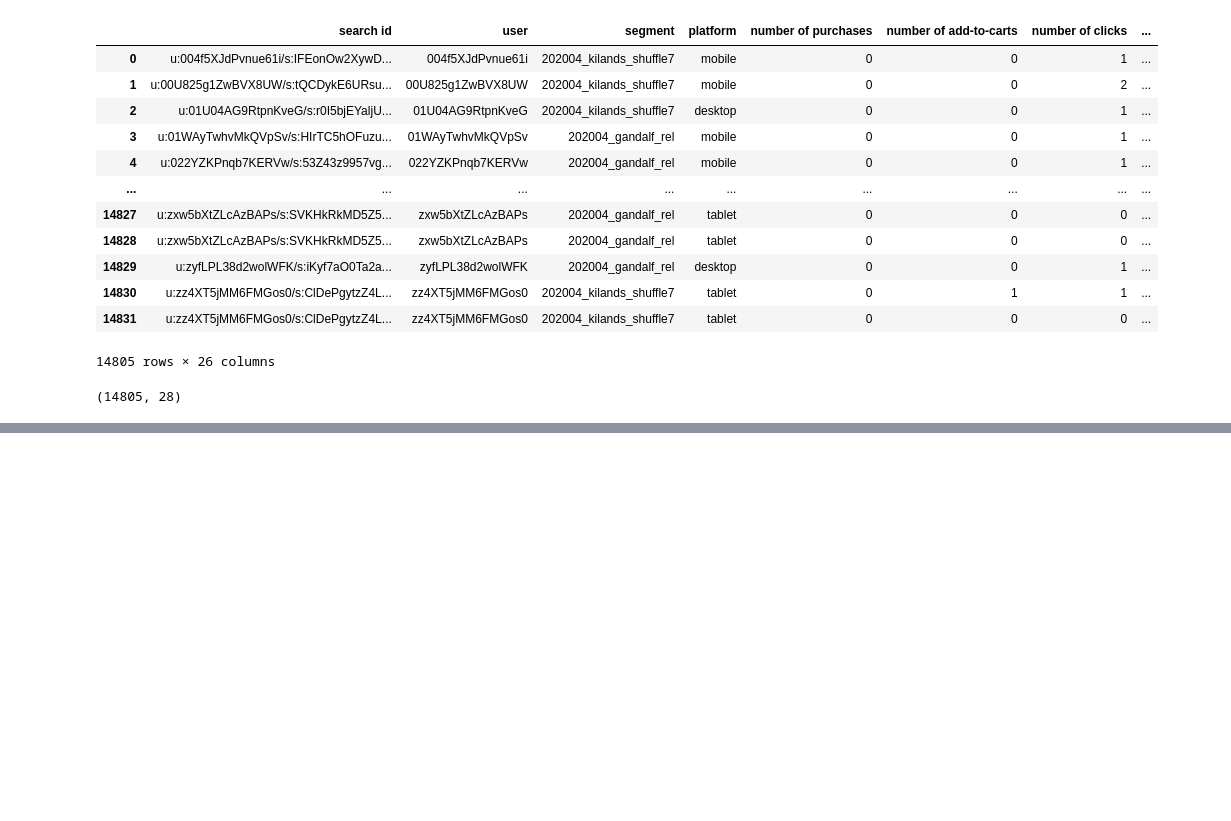
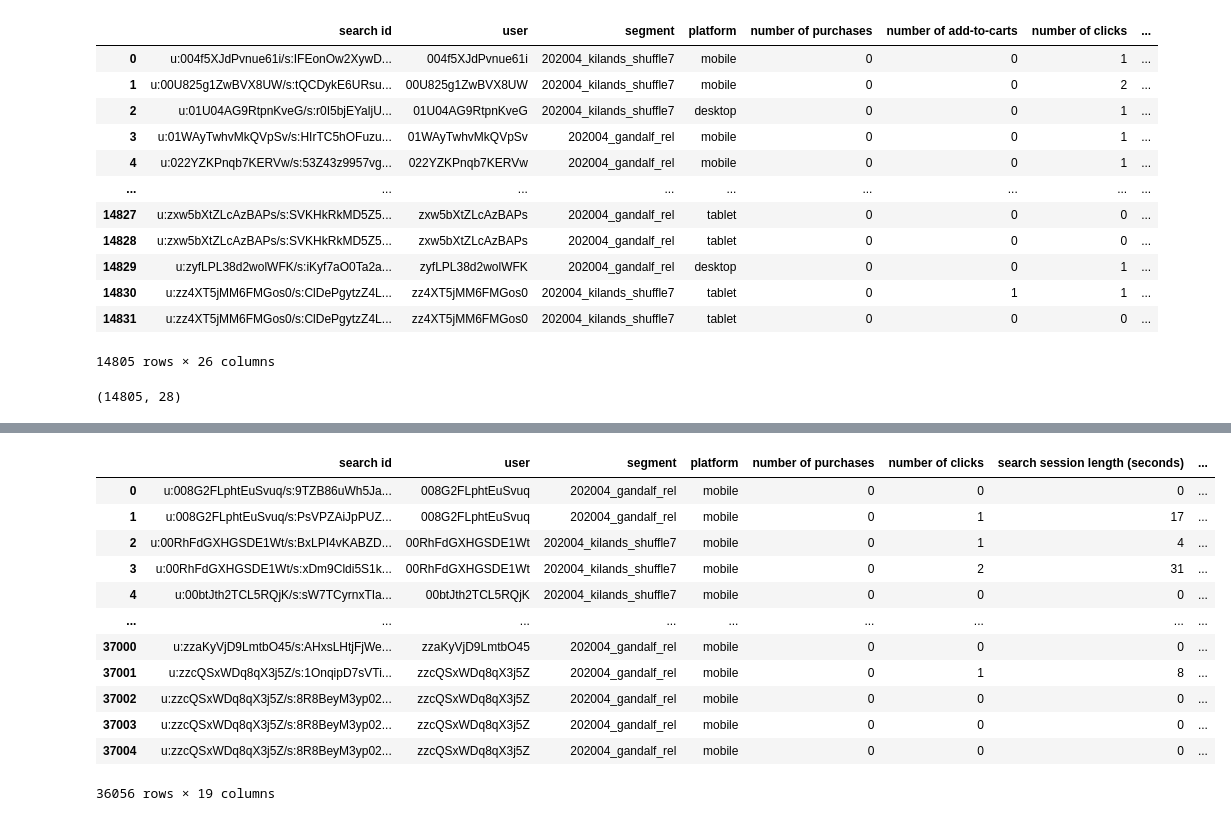
Before and after one commit to ucsd-psych201a/nobel2024, a Jupyter notebook: CSS_204_Reproducibility_Project.ipynb, the cells around one changed output, grey strips where cells are left out. Drawn from its saved outputs; the diff is of its cells as text; code cells hidden in the pictures; blank space fills up the shorter version.

```diff
--- a/CSS_204_Reproducibility_Project.ipynb
+++ b/CSS_204_Reproducibility_Project.ipynb
@@ -285,0 +609,5 @@ For this project progress check, I am 99% finished cleaning one out of two datas
+# %%
+# Create dummy binary variables purch that captures whether an add-to-cart/purchase has happened
+cyber_no_out1['purch'] = cyber_no_out1['number of purchases'].apply(
+    lambda x: 1 if x > 0 else 0
+)
@@ -285,0 +620,37 @@ For this project progress check, I am 99% finished cleaning one out of two datas
+# %%
+# Renaming number of clicks column
+    # Not in R code, just for personal use
+cyber_no_out1 = cyber_no_out1.rename(columns={'number of clicks': 'number_of_clicks'})
+
+# Renaming session length column
+    # Not in R code, just for personal use
+cyber_no_out1 = cyber_no_out1.rename(columns={'search session length (seconds)': 'search_length_seconds'})
+# %%
+#### HYPOTHESIS TESTING ####
+
+# * Hypotheses b: purchase (Model 1) are now modeled as `Multilevel Logistic Regression`, i.e., logistic regression with random intercept per participant.
+# * Hypothesis c: Products viewed (Model 3) is now modeled as `Multilevel Negative Binomial Regression`, i.e, negative binomial regression (count-model) with random intercept per participant.
+# * Hypothesis d: Session Length (Model 4) is now modeled as `Multilevel Linear Regression`, i.e, just a regular linear mixed model with random intercept per participant.
+
+#### Hypothesis b: purchase ####
+
+# Create a binary variable for 'num_segment'
+cyber_no_out1['num_segment'] = cyber_no_out1['segment'].apply(lambda x: 1 if x == "HA" else 0)
+
+# Fit the model using pymer4
+model_b_cyb = Lmer(
+    formula="purch ~ segment + (1|user)",
+    data=cyber_no_out1,
+    family="binomial"
+)
+
+# Fit the model
+result_b_cyb = model_b_cyb.fit(optimizer="bobyqa", maxfun=200000)
+
+# Print the summary
+print(result_b_cyb)
+
+# Python intercept = 0.165, R intercept = 0.165 (same)
+# Python standard error = 0.553, R standard error = 0.553 (same)
+# Python random intercept variance = 197.894 with se = 14.067 in Python, R riv = 197.9 with 14.07 se
+# P-value = 0.766 in python, 0.766 in R
@@ -285,0 +680,16 @@ For this project progress check, I am 99% finished cleaning one out of two datas
+# %%
+cyber_no_out1
+# %% [output]
+|  | search id | user | segment | platform | number of purchases | number of clicks | search session length (seconds) | ... |
+| 0 | u:008G2FLphtEuSvuq/s:9TZB86uWh5Ja... | 008G2FLphtEuSvuq | 202004_gandalf_rel | mobile | 0 | 0 | 0 | ... |
+| 1 | u:008G2FLphtEuSvuq/s:PsVPZAiJpPUZ... | 008G2FLphtEuSvuq | 202004_gandalf_rel | mobile | 0 | 1 | 17 | ... |
+| 2 | u:00RhFdGXHGSDE1Wt/s:BxLPI4vKABZD... | 00RhFdGXHGSDE1Wt | 202004_kilands_shuffle7 | mobile | 0 | 1 | 4 | ... |
+| 3 | u:00RhFdGXHGSDE1Wt/s:xDm9Cldi5S1k... | 00RhFdGXHGSDE1Wt | 202004_kilands_shuffle7 | mobile | 0 | 2 | 31 | ... |
+| 4 | u:00btJth2TCL5RQjK/s:sW7TCyrnxTIa... | 00btJth2TCL5RQjK | 202004_kilands_shuffle7 | mobile | 0 | 0 | 0 | ... |
+| ... | ... | ... | ... | ... | ... | ... | ... | ... |
+| 37000 | u:zzaKyVjD9LmtbO45/s:AHxsLHtjFjWe... | zzaKyVjD9LmtbO45 | 202004_gandalf_rel | mobile | 0 | 0 | 0 | ... |
+| 37001 | u:zzcQSxWDq8qX3j5Z/s:1OnqipD7sVTi... | zzcQSxWDq8qX3j5Z | 202004_gandalf_rel | mobile | 0 | 1 | 8 | ... |
+| 37002 | u:zzcQSxWDq8qX3j5Z/s:8R8BeyM3yp02... | zzcQSxWDq8qX3j5Z | 202004_gandalf_rel | mobile | 0 | 0 | 0 | ... |
+| 37003 | u:zzcQSxWDq8qX3j5Z/s:8R8BeyM3yp02... | zzcQSxWDq8qX3j5Z | 202004_gandalf_rel | mobile | 0 | 0 | 0 | ... |
+| 37004 | u:zzcQSxWDq8qX3j5Z/s:8R8BeyM3yp02... | zzcQSxWDq8qX3j5Z | 202004_gandalf_rel | mobile | 0 | 0 | 0 | ... |
+36056 rows × 19 columns
```
Also changed, not shown: parts of 36 cells of this notebook.
